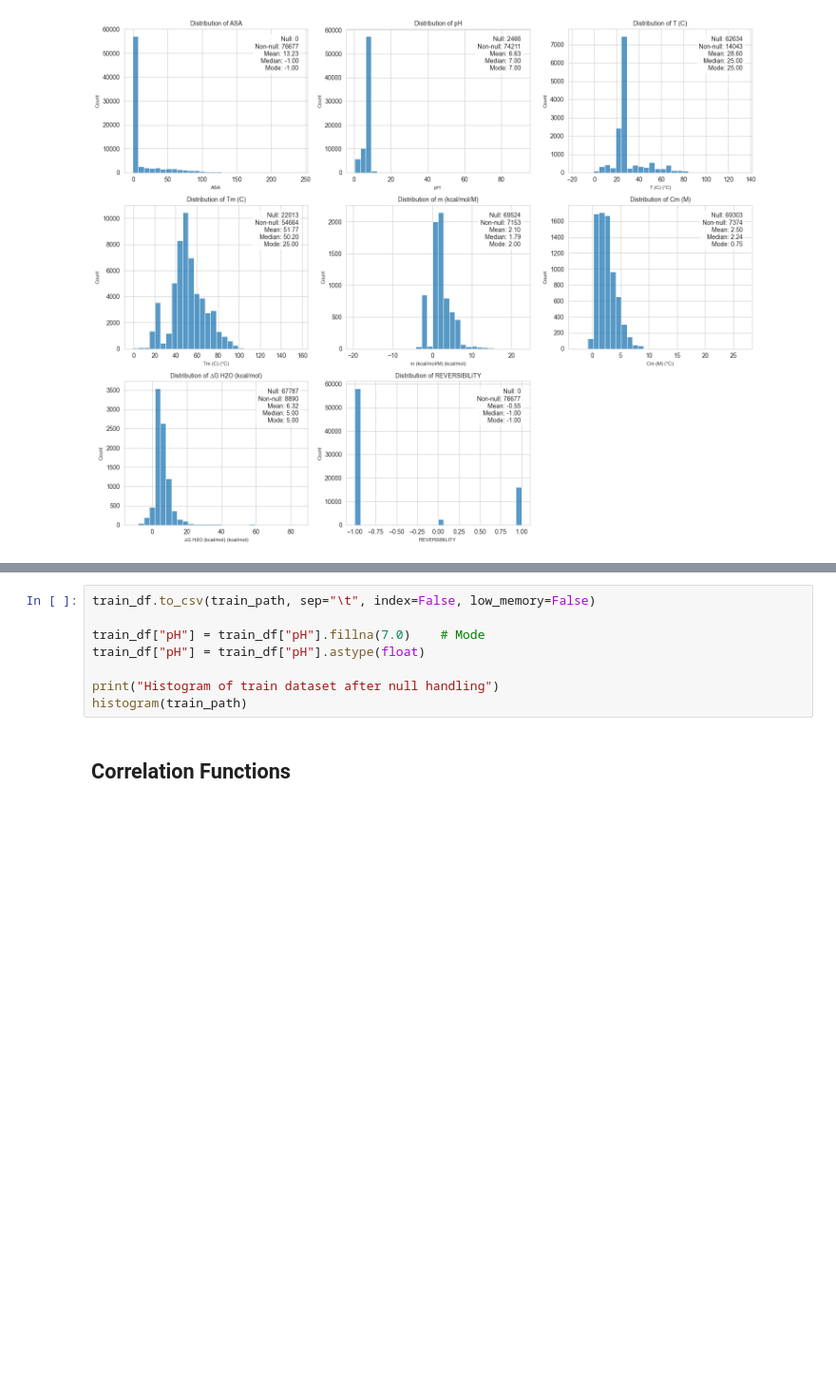
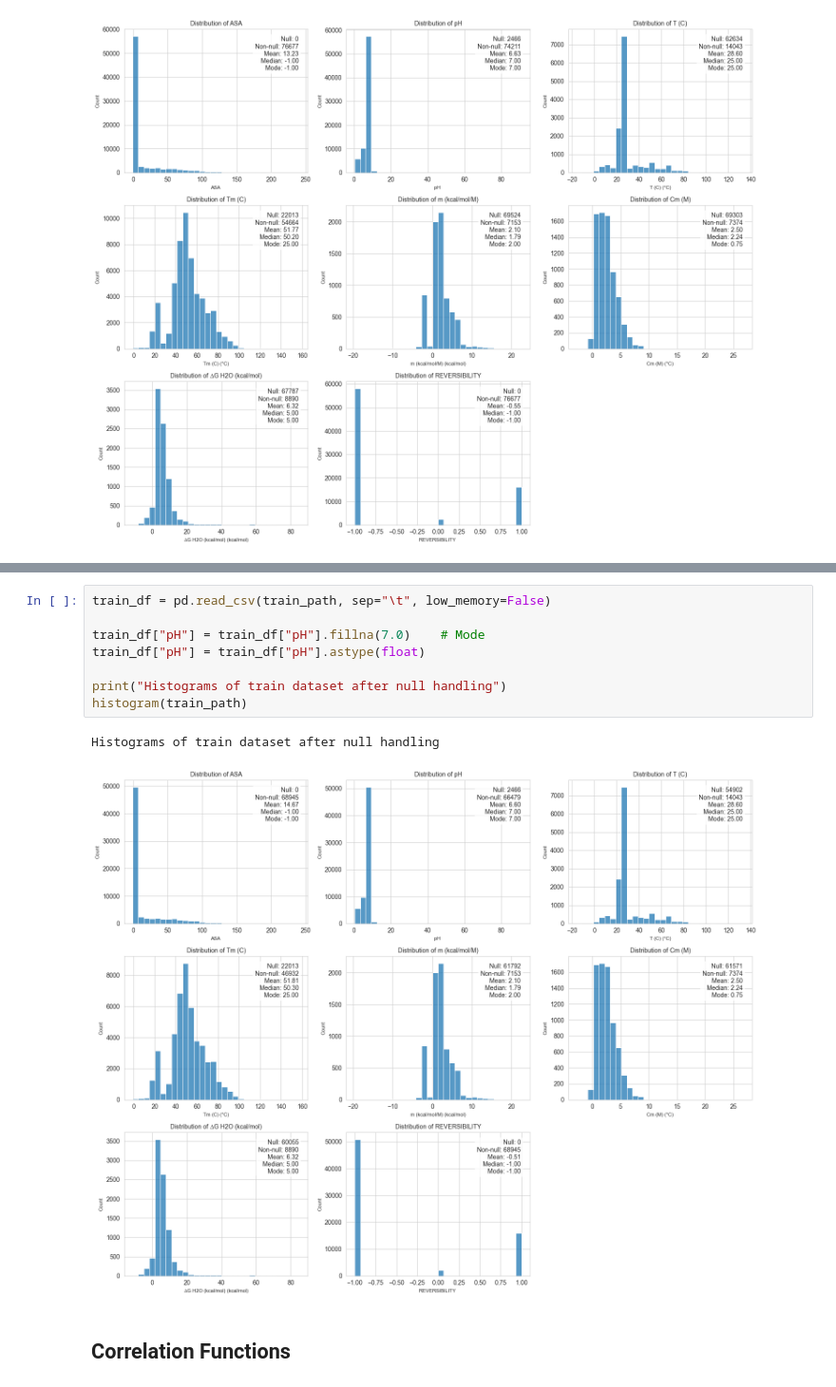
Before and after one commit to parsashu/ML-on-Proteins, a Jupyter notebook: src/pre_processing.ipynb, the cells around one changed output, grey strips where cells are left out. Shown at 95% size. Drawn from its saved outputs; the diff is of its cells as text; blank space fills up the shorter version.

```diff
--- a/src/pre_processing.ipynb
+++ b/src/pre_processing.ipynb
@@ -499,11 +481,14 @@ Unique sequences in test set: 5928 (18.3%)
 # %%
-train_df.to_csv(train_path, sep="\t", index=False, low_memory=False)
+train_df = pd.read_csv(train_path, sep="\t", low_memory=False)
 
 train_df["pH"] = train_df["pH"].fillna(7.0)    # Mode
 train_df["pH"] = train_df["pH"].astype(float)
 
-print("Histogram of train dataset after null handling")
+print("Histograms of train dataset after null handling")
 histogram(train_path)
+# %% [output]
+Histograms of train dataset after null handling
+[figure, added]
 # %% [markdown]
 ## Correlation Functions
 # %% [markdown]
```
Also changed, not shown: parts of 2 cells of this notebook, 2 other files.
